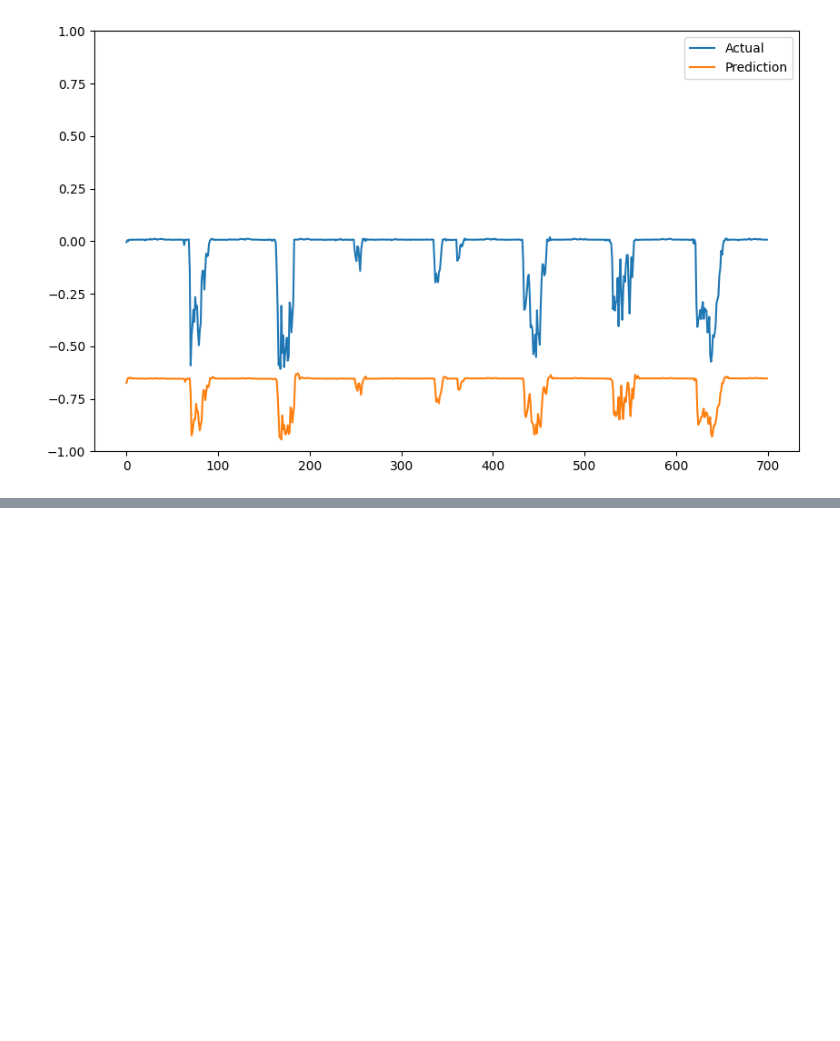
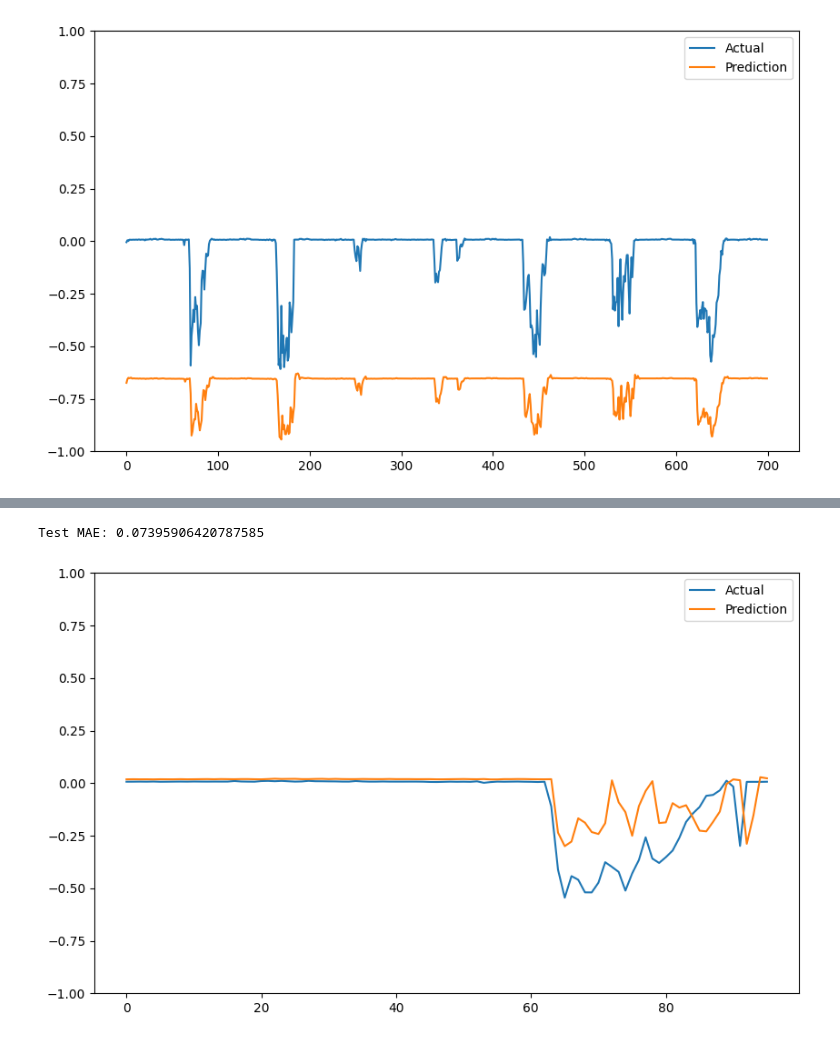
Before and after one commit to dguiraldes/aml_project, a Jupyter notebook: Adri_GRU_2.ipynb, the cells around one changed output, grey strips where cells are left out. Saved outputs shown, nothing was run; the diff lists cells and outputs as text; code cells hidden in the pictures; blank space fills up the shorter version.

```diff
--- a/Adri_GRU_2.ipynb
+++ b/Adri_GRU_2.ipynb
@@ -110,6 +110,9 @@ y_train = train_data['net_load_norm'].values
 
 X_val = val_data.drop(['net_load_norm'], axis=1).values.reshape(-1, num_lags, 1)
 y_val = val_data['net_load_norm'].values
+
+X_test = test_data.drop(['net_load_norm'], axis=1).values.reshape(-1, num_lags, 1)
+y_test = test_data['net_load_norm'].values
 # %% [output]
 A value is trying to be set on a copy of a slice from a DataFrame
 
@@ -668,0 +727,4 @@ Training MAE: 0.6445599272541912
+# %%
+test_predictions6 = gru_model6.predict(X_test).flatten()
+test_results6 = pd.DataFrame(data={'Test Predictions':test_predictions6, 'Actuals':y_test})
+test_results6
@@ -668,0 +746,11 @@ Training MAE: 0.6445599272541912
+# %%
+plt.figure(figsize=(10,6))
+plt.plot(test_results6['Actuals'], label='Actual')
+plt.plot(test_results6['Test Predictions'], label='Prediction')
+plt.ylim([-1,1])
+plt.legend()
+
+print(f"Test MAE: {mean_absolute_error(y_test, test_predictions6)}")
+# %% [output]
+Test MAE: 0.07395906420787585
+[figure, added]
```
Also changed, not shown: parts of 7 cells of this notebook, 1 other file.
